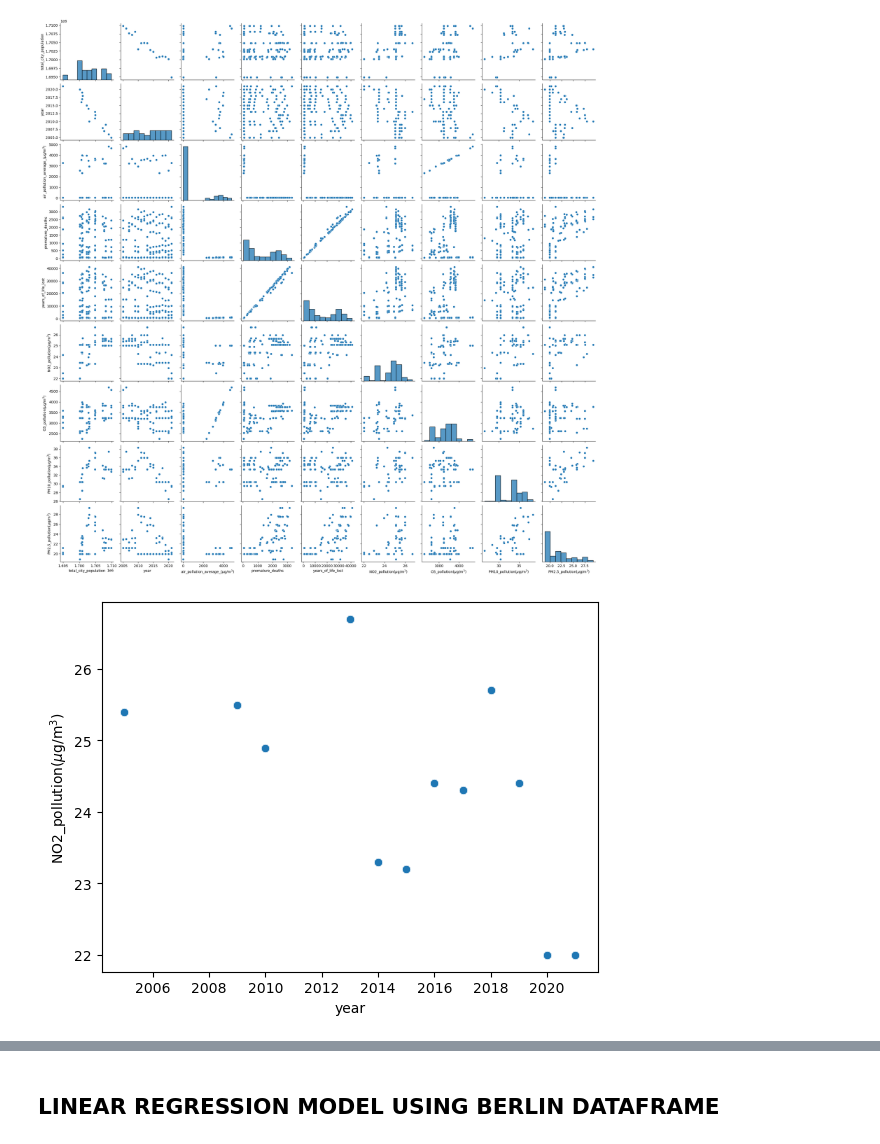
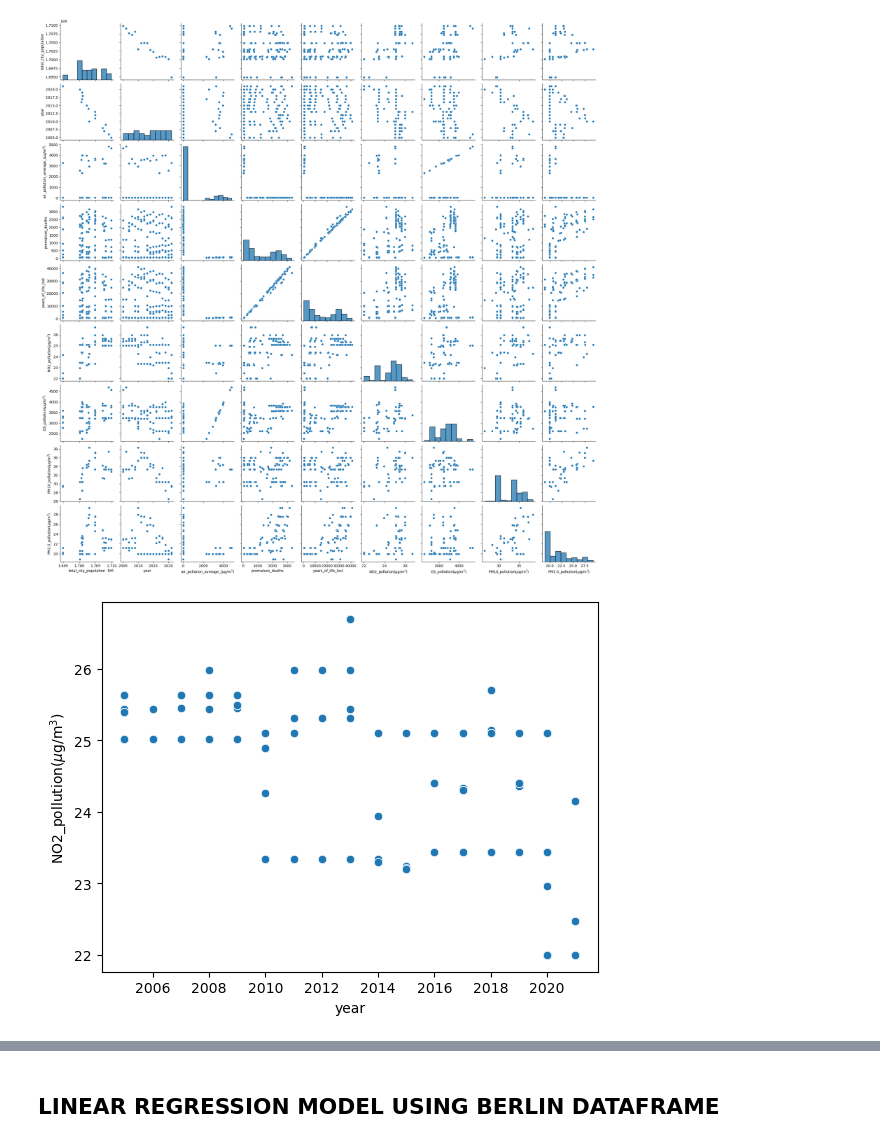
Before and after one commit to katchuli/PROJECT-Low-Emission-Zone-, a Jupyter notebook: files_for_the_project/Project_LOW_EMISSIONS_ZONE.ipynb, the cells around one changed output, grey strips where cells are left out. Cells and saved outputs as stored; diff of their text form; code cells hidden in the pictures.

```diff
--- a/files_for_the_project/Project_LOW_EMISSIONS_ZONE.ipynb
+++ b/files_for_the_project/Project_LOW_EMISSIONS_ZONE.ipynb
@@ -515,8 +511,8 @@ sns.pairplot(dfw_numerical_cleaned)
 <seaborn.axisgrid.PairGrid at 0x...>
 [figure]
 # %%
-sns.scatterplot(x=dfw_numerical_cleaned['year'], y=dfw_cleaned['NO2_pollution($\\mu$g/m$^3$)'])
+sns.scatterplot(x=dfw_numerical_cleaned['year'], y=dfw_numerical_cleaned['NO2_pollution($\\mu$g/m$^3$)'])
 plt.show()
 # %% [output]
-[figure, old version]
+[figure, new version]
 # %%
```
Also changed, not shown: parts of 23 cells of this notebook.
